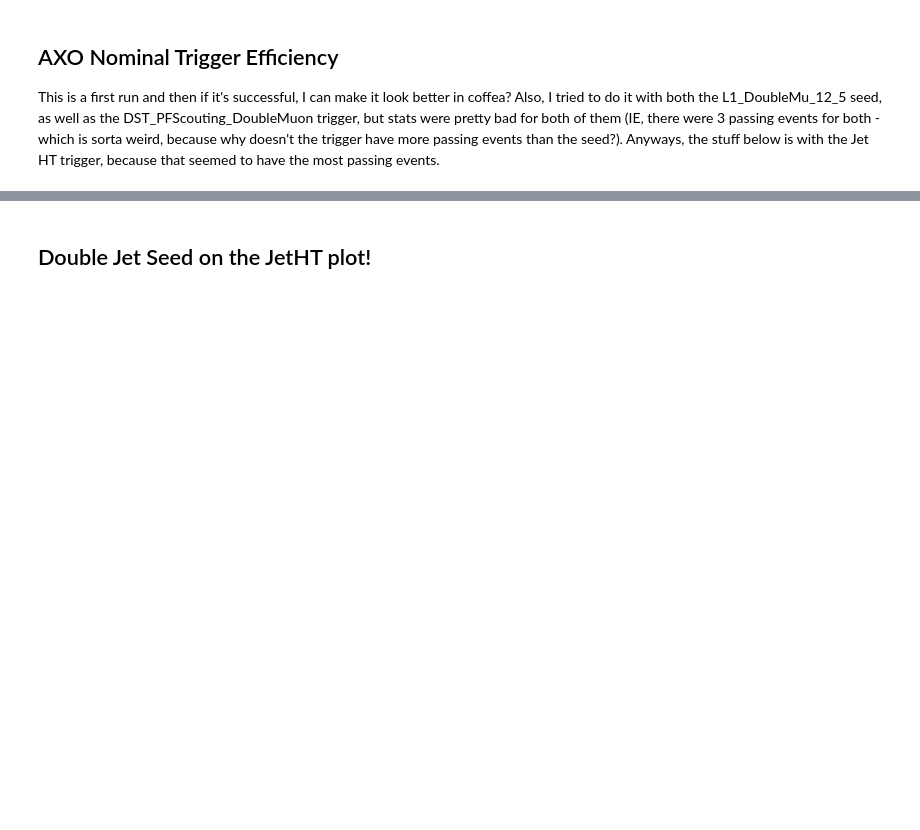
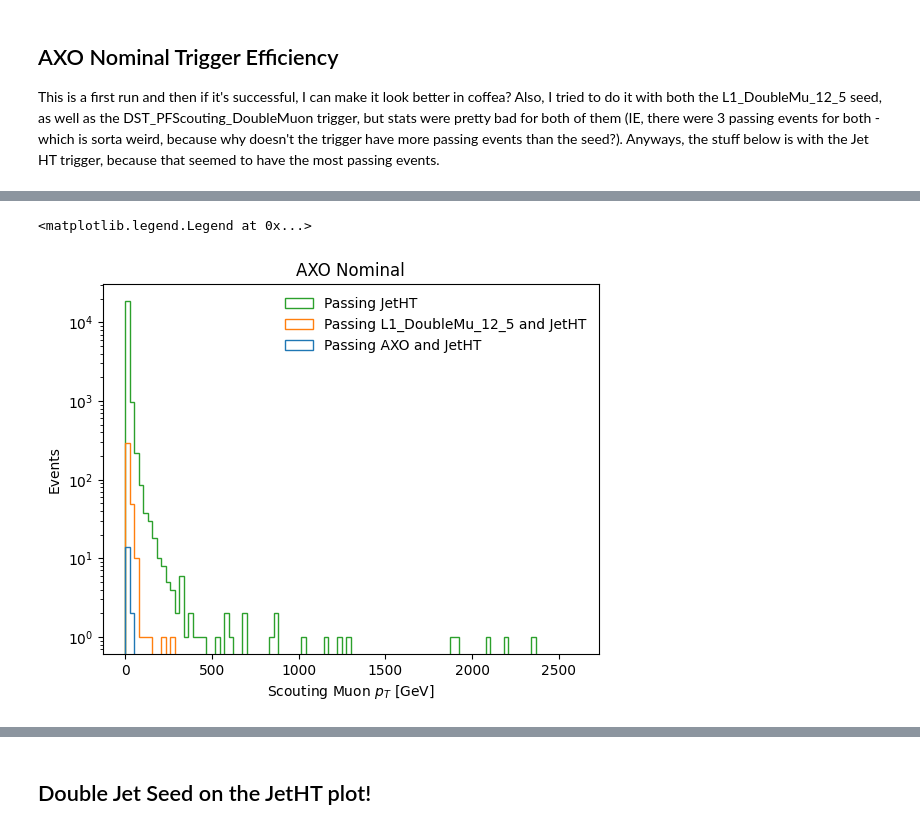
Before and after one commit to AdaCollins01/completed_axol1tl_practice, a Jupyter notebook: 4_getting_started_with_triggers.ipynb, the cells around one changed output, grey strips where cells are left out. Saved outputs shown, nothing was run; the diff lists cells and outputs as text; code cells hidden in the pictures; blank space fills up the shorter version.

```diff
--- a/4_getting_started_with_triggers.ipynb
+++ b/4_getting_started_with_triggers.ipynb
@@ -804,0 +804,40 @@ Text(0, 0.5, 'Efficiency')
+# %%
+# Now let's figure out muon effiency using jets!
+jetHT = events["DST_PFScouting_JetHT"].array()
+mu_pt = events["ScoutingMuonNoVtx_pt"].array() # Is this the right scouting pt for muons?
+
+# What passed AXO?
+axonom_trigger_bits = events["DST_PFScouting_AXONominal"].array()
+passing_axo = jetHT & axonom_trigger_bits # Right?
+passing_mu_axo = mu_pt[passing_axo]
+passing_mu_axo = ak.flatten(passing_mu_axo[:,0:1])
+
+# Lets use L1_DoubleMu_12_5
+dimuon_12_5 = events["L1_DoubleMu_12_5"].array() # Here just to compare
+passing_12_5 = jetHT & dimuon_12_5
+passing_mu_12_5 = mu_pt[passing_12_5]
+passing_mu_12_5 = ak.flatten(passing_mu_12_5[:,0:1])
+
+# What only passed jetHT?
+failing_mu = mu_pt[jetHT]
+failing_mu = ak.flatten(failing_mu[:,0:1])
+
+# Use np.histogram to organize
+passing_axo = np.histogram(passing_mu_axo, bins = 10, range = [0,500])
+passing_12_5 = np.histogram(passing_mu_12_5, bins = 10, range = [0,500])
+failing = np.histogram(failing_mu, bins = 10, range = [0,500])
+
+# Visually demonstrate what passed and what didn't
+plt.hist([passing_mu_axo, passing_mu_12_5, failing_mu],
+         bins = 100,
+         range = [0,2600],
+         label = ["Passing AXO and JetHT", "Passing L1_DoubleMu_12_5 and JetHT", "Passing JetHT"],
+         histtype = "step")
+plt.yscale("log")
+plt.ylabel("Events")
+plt.xlabel(r"Scouting Muon $p_T$ [GeV]")
+plt.title("AXO Nominal")
+plt.legend(frameon = False)
+# %% [output]
+<matplotlib.legend.Legend at 0x...>
+[figure, added]
```
Also changed, not shown: parts of 10 cells of this notebook.
